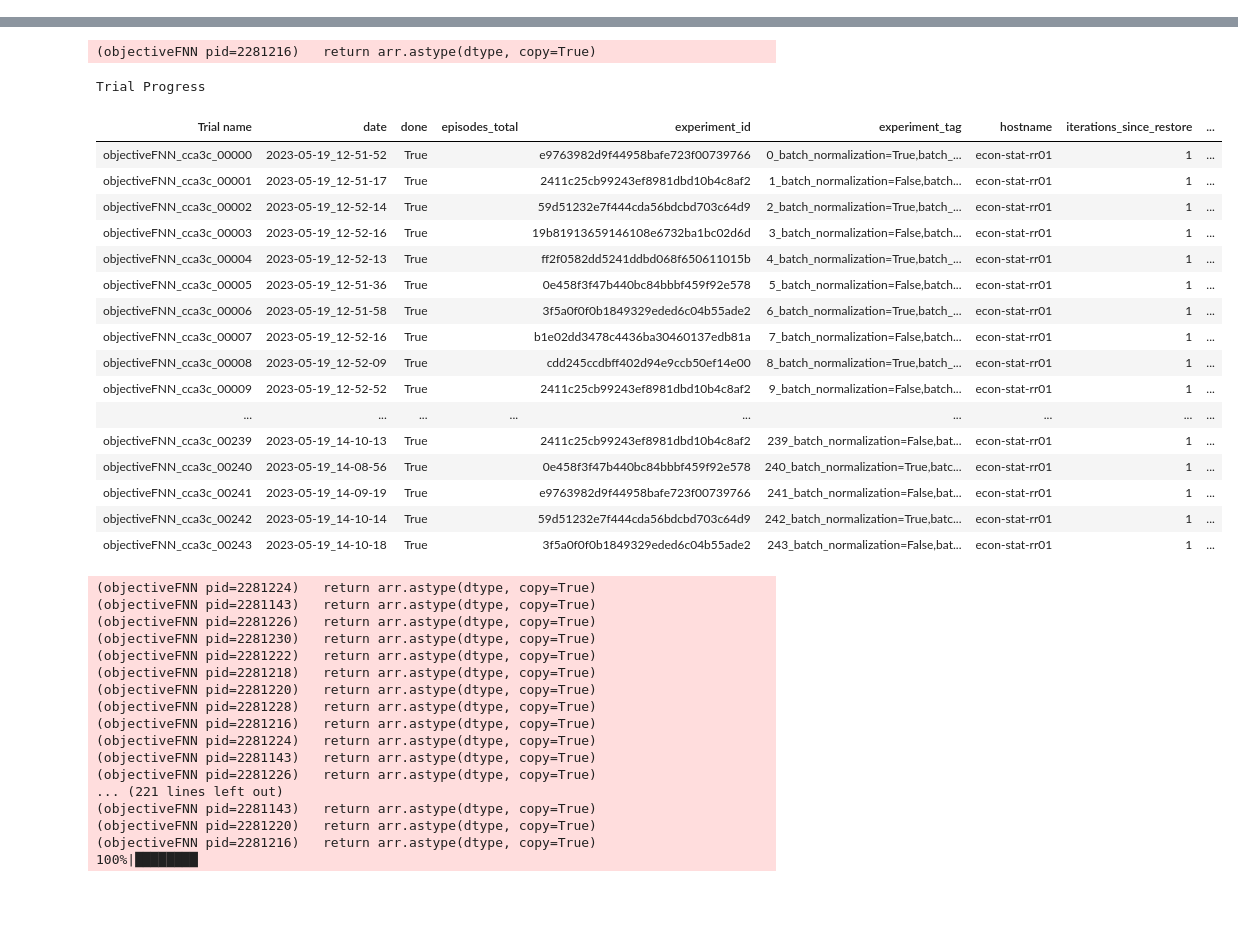
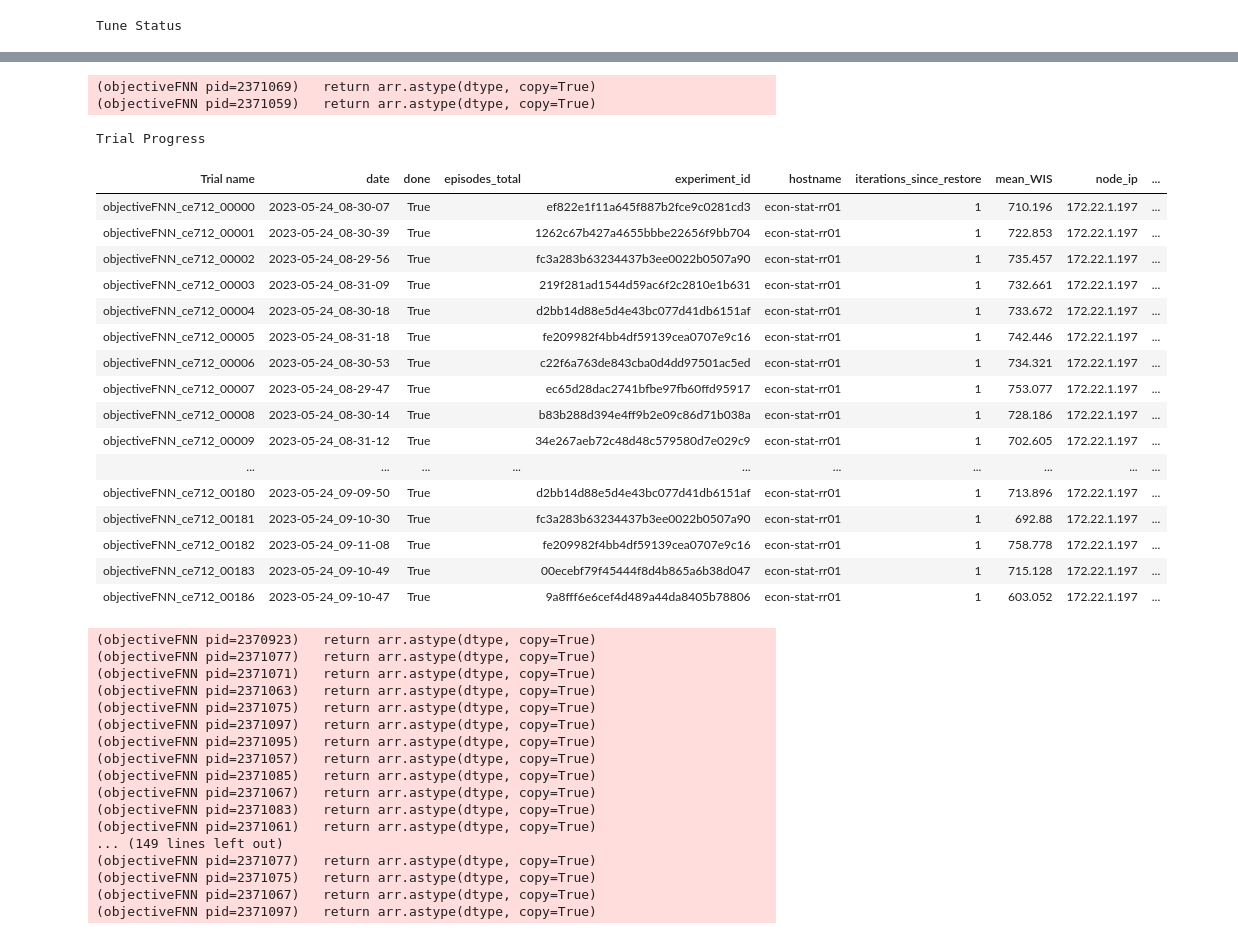
Before and after one commit to Kai-Ref/DeepAR_InfluenzaForecast, a Jupyter notebook: Notebooks/Modeltuning/Run_FNN.ipynb, the cells around one changed output, grey strips where cells are left out. Saved outputs shown, nothing was run; the diff lists cells and outputs as text; code cells hidden in the pictures; blank space fills up the shorter version.

```diff
--- a/Notebooks/Modeltuning/Run_FNN.ipynb
+++ b/Notebooks/Modeltuning/Run_FNN.ipynb
@@ -13,7 +13,7 @@ configuration = Configuration()
 hp_search_space = {
     "num_hidden_dimensions": tune.grid_search([[5],[10], [20]]),
     "context_length":tune.grid_search([4, 52, 104]),
-    "epochs":tune.grid_search([5, 10, 20]),
+    "epochs":tune.grid_search([50, 100]),
     "prediction_length" : tune.grid_search([4, 52, 104]),
     "num_batches_per_epoch":tune.grid_search([25, 50, 100]),
     "batch_normalization":tune.grid_search([True, False]),
@@ -26,7 +26,7 @@ tuner = tune.Tuner(
         num_samples = 5,
         metric="mean_WIS",
         mode="min",
-        max_concurrent_trials=9,
+        max_concurrent_trials=22,
     ),
     param_space=hp_search_space,
 )
@@ -36,5 +36,5 @@ print("Best hyperparameters found were: ", results.get_best_result().config)
 
 results_df = results.get_dataframe()
 print(results_df)
-results_df.to_csv("FNN_Hyperparameter_results_19_05.csv")
+results_df.to_csv("FNN_Hyperparameter_results_22_05.csv")
 # %% [output]
@@ -41,0 +42 @@ Tune Status
+Tune Status
@@ -68,36 +69,37 @@ Trial Status
-(objectiveFNN pid=2281216)   return arr.astype(dtype, copy=True)
-Trial Progress
+(objectiveFNN pid=2371069)   return arr.astype(dtype, copy=True)
+(objectiveFNN pid=2371059)   return arr.astype(dtype, copy=True)
+Trial Progress
-| Trial name | date | done | episodes_total | experiment_id | experiment_tag | hostname | iterations_since_restore | ... |
-| objectiveFNN_cca3c_00000 | 2023-05-19_12-51-52 | True |  | e9763982d9f44958bafe723f00739766 | 0_batch_normalization=True,batch_... | econ-stat-rr01 | 1 | ... |
-| objectiveFNN_cca3c_00001 | 2023-05-19_12-51-17 | True |  | 2411c25cb99243ef8981dbd10b4c8af2 | 1_batch_normalization=False,batch... | econ-stat-rr01 | 1 | ... |
-| objectiveFNN_cca3c_00002 | 2023-05-19_12-52-14 | True |  | 59d51232e7f444cda56bdcbd703c64d9 | 2_batch_normalization=True,batch_... | econ-stat-rr01 | 1 | ... |
-| objectiveFNN_cca3c_00003 | 2023-05-19_12-52-16 | True |  | 19b81913659146108e6732ba1bc02d6d | 3_batch_normalization=False,batch... | econ-stat-rr01 | 1 | ... |
-| objectiveFNN_cca3c_00004 | 2023-05-19_12-52-13 | True |  | ff2f0582dd5241ddbd068f650611015b | 4_batch_normalization=True,batch_... | econ-stat-rr01 | 1 | ... |
-| objectiveFNN_cca3c_00005 | 2023-05-19_12-51-36 | True |  | 0e458f3f47b440bc84bbbf459f92e578 | 5_batch_normalization=False,batch... | econ-stat-rr01 | 1 | ... |
-| objectiveFNN_cca3c_00006 | 2023-05-19_12-51-58 | True |  | 3f5a0f0f0b1849329eded6c04b55ade2 | 6_batch_normalization=True,batch_... | econ-stat-rr01 | 1 | ... |
-| objectiveFNN_cca3c_00007 | 2023-05-19_12-52-16 | True |  | b1e02dd3478c4436ba30460137edb81a | 7_batch_normalization=False,batch... | econ-stat-rr01 | 1 | ... |
-| objectiveFNN_cca3c_00008 | 2023-05-19_12-52-09 | True |  | cdd245ccdbff402d94e9ccb50ef14e00 | 8_batch_normalization=True,batch_... | econ-stat-rr01 | 1 | ... |
-| objectiveFNN_cca3c_00009 | 2023-05-19_12-52-52 | True |  | 2411c25cb99243ef8981dbd10b4c8af2 | 9_batch_normalization=False,batch... | econ-stat-rr01 | 1 | ... |
-| ... | ... | ... | ... | ... | ... | ... | ... | ... |
-| objectiveFNN_cca3c_00239 | 2023-05-19_14-10-13 | True |  | 2411c25cb99243ef8981dbd10b4c8af2 | 239_batch_normalization=False,bat... | econ-stat-rr01 | 1 | ... |
-| objectiveFNN_cca3c_00240 | 2023-05-19_14-08-56 | True |  | 0e458f3f47b440bc84bbbf459f92e578 | 240_batch_normalization=True,batc... | econ-stat-rr01 | 1 | ... |
-| objectiveFNN_cca3c_00241 | 2023-05-19_14-09-19 | True |  | e9763982d9f44958bafe723f00739766 | 241_batch_normalization=False,bat... | econ-stat-rr01 | 1 | ... |
-| objectiveFNN_cca3c_00242 | 2023-05-19_14-10-14 | True |  | 59d51232e7f444cda56bdcbd703c64d9 | 242_batch_normalization=True,batc... | econ-stat-rr01 | 1 | ... |
-| objectiveFNN_cca3c_00243 | 2023-05-19_14-10-18 | True |  | 3f5a0f0f0b1849329eded6c04b55ade2 | 243_batch_normalization=False,bat... | econ-stat-rr01 | 1 | ... |
+| Trial name | date | done | episodes_total | experiment_id | hostname | iterations_since_restore | mean_WIS | node_ip | ... |
+| objectiveFNN_ce712_00000 | 2023-05-24_08-30-07 | True |  | ef822e1f11a645f887b2fce9c0281cd3 | econ-stat-rr01 | 1 | 710.196 | 172.22.1.197 | ... |
+| objectiveFNN_ce712_00001 | 2023-05-24_08-30-39 | True |  | 1262c67b427a4655bbbe22656f9bb704 | econ-stat-rr01 | 1 | 722.853 | 172.22.1.197 | ... |
+| objectiveFNN_ce712_00002 | 2023-05-24_08-29-56 | True |  | fc3a283b63234437b3ee0022b0507a90 | econ-stat-rr01 | 1 | 735.457 | 172.22.1.197 | ... |
+| objectiveFNN_ce712_00003 | 2023-05-24_08-31-09 | True |  | 219f281ad1544d59ac6f2c2810e1b631 | econ-stat-rr01 | 1 | 732.661 | 172.22.1.197 | ... |
+| objectiveFNN_ce712_00004 | 2023-05-24_08-30-18 | True |  | d2bb14d88e5d4e43bc077d41db6151af | econ-stat-rr01 | 1 | 733.672 | 172.22.1.197 | ... |
+| objectiveFNN_ce712_00005 | 2023-05-24_08-31-18 | True |  | fe209982f4bb4df59139cea0707e9c16 | econ-stat-rr01 | 1 | 742.446 | 172.22.1.197 | ... |
+| objectiveFNN_ce712_00006 | 2023-05-24_08-30-53 | True |  | c22f6a763de843cba0d4dd97501ac5ed | econ-stat-rr01 | 1 | 734.321 | 172.22.1.197 | ... |
+| objectiveFNN_ce712_00007 | 2023-05-24_08-29-47 | True |  | ec65d28dac2741bfbe97fb60ffd95917 | econ-stat-rr01 | 1 | 753.077 | 172.22.1.197 | ... |
+| objectiveFNN_ce712_00008 | 2023-05-24_08-30-14 | True |  | b83b288d394e4ff9b2e09c86d71b038a | econ-stat-rr01 | 1 | 728.186 | 172.22.1.197 | ... |
+| objectiveFNN_ce712_00009 | 2023-05-24_08-31-12 | True |  | 34e267aeb72c48d48c579580d7e029c9 | econ-stat-rr01 | 1 | 702.605 | 172.22.1.197 | ... |
+| ... | ... | ... | ... | ... | ... | ... | ... | ... | ... |
+| objectiveFNN_ce712_00180 | 2023-05-24_09-09-50 | True |  | d2bb14d88e5d4e43bc077d41db6151af | econ-stat-rr01 | 1 | 713.896 | 172.22.1.197 | ... |
+| objectiveFNN_ce712_00181 | 2023-05-24_09-10-30 | True |  | fc3a283b63234437b3ee0022b0507a90 | econ-stat-rr01 | 1 | 692.88 | 172.22.1.197 | ... |
+| objectiveFNN_ce712_00182 | 2023-05-24_09-11-08 | True |  | fe209982f4bb4df59139cea0707e9c16 | econ-stat-rr01 | 1 | 758.778 | 172.22.1.197 | ... |
+| objectiveFNN_ce712_00183 | 2023-05-24_09-10-49 | True |  | 00ecebf79f45444f8d4b865a6b38d047 | econ-stat-rr01 | 1 | 715.128 | 172.22.1.197 | ... |
+| objectiveFNN_ce712_00186 | 2023-05-24_09-10-47 | True |  | 9a8fff6e6cef4d489a44da8405b78806 | econ-stat-rr01 | 1 | 603.052 | 172.22.1.197 | ... |
-(objectiveFNN pid=2281224)   return arr.astype(dtype, copy=True)
-(objectiveFNN pid=2281143)   return arr.astype(dtype, copy=True)
-(objectiveFNN pid=2281226)   return arr.astype(dtype, copy=True)
-(objectiveFNN pid=2281230)   return arr.astype(dtype, copy=True)
-(objectiveFNN pid=2281222)   return arr.astype(dtype, copy=True)
-(objectiveFNN pid=2281218)   return arr.astype(dtype, copy=True)
-(objectiveFNN pid=2281220)   return arr.astype(dtype, copy=True)
-(objectiveFNN pid=2281228)   return arr.astype(dtype, copy=True)
-(objectiveFNN pid=2281216)   return arr.astype(dtype, copy=True)
-(objectiveFNN pid=2281224)   return arr.astype(dtype, copy=True)
-(objectiveFNN pid=2281143)   return arr.astype(dtype, copy=True)
-(objectiveFNN pid=2281226)   return arr.astype(dtype, copy=True)
-... (221 lines left out)
-(objectiveFNN pid=2281143)   return arr.astype(dtype, copy=True)
-(objectiveFNN pid=2281220)   return arr.astype(dtype, copy=True)
-(objectiveFNN pid=2281216)   return arr.astype(dtype, copy=True)
-100%|████████
+(objectiveFNN pid=2370923)   return arr.astype(dtype, copy=True)
+(objectiveFNN pid=2371077)   return arr.astype(dtype, copy=True)
+(objectiveFNN pid=2371071)   return arr.astype(dtype, copy=True)
+(objectiveFNN pid=2371063)   return arr.astype(dtype, copy=True)
+(objectiveFNN pid=2371075)   return arr.astype(dtype, copy=True)
+(objectiveFNN pid=2371097)   return arr.astype(dtype, copy=True)
+(objectiveFNN pid=2371095)   return arr.astype(dtype, copy=True)
+(objectiveFNN pid=2371057)   return arr.astype(dtype, copy=True)
+(objectiveFNN pid=2371085)   return arr.astype(dtype, copy=True)
+(objectiveFNN pid=2371067)   return arr.astype(dtype, copy=True)
+(objectiveFNN pid=2371083)   return arr.astype(dtype, copy=True)
+(objectiveFNN pid=2371061)   return arr.astype(dtype, copy=True)
+... (149 lines left out)
+(objectiveFNN pid=2371077)   return arr.astype(dtype, copy=True)
+(objectiveFNN pid=2371075)   return arr.astype(dtype, copy=True)
+(objectiveFNN pid=2371067)   return arr.astype(dtype, copy=True)
+(objectiveFNN pid=2371097)   return arr.astype(dtype, copy=True)
```
Also changed, not shown: parts of 1 cell of this notebook, 17 other files.
